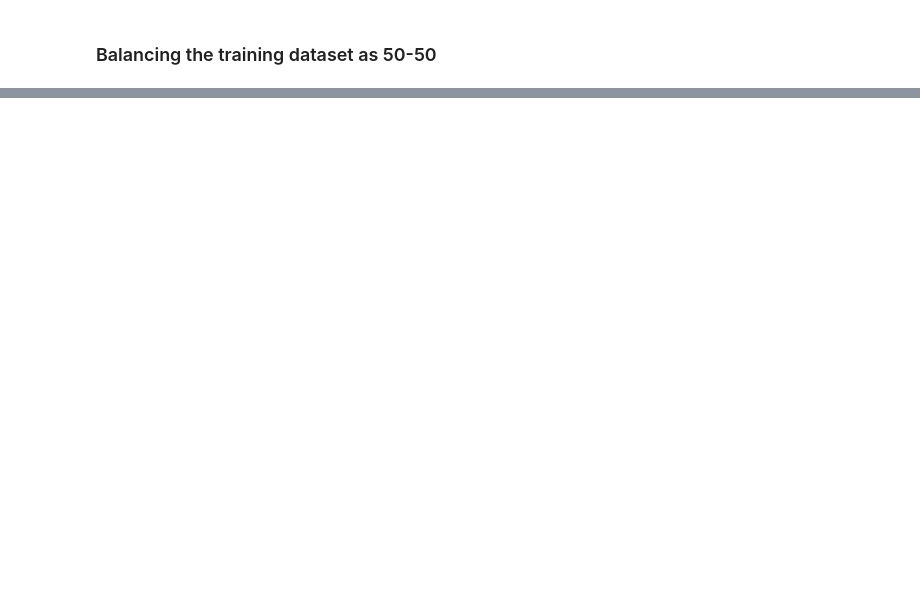
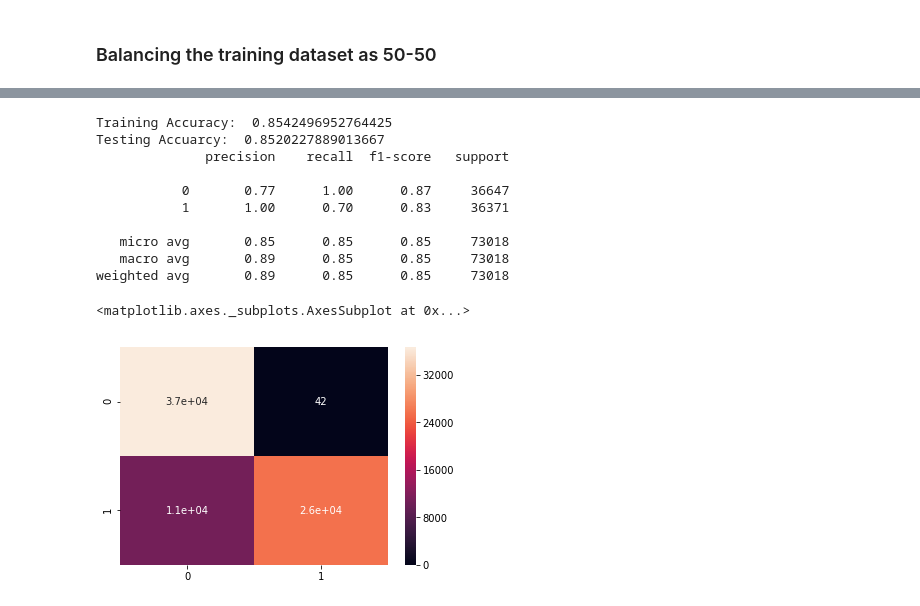
Before and after one commit to ajinkyaathlye/ml_hackathon, a Jupyter notebook: Loan_Default.ipynb, the cells around one changed output, grey strips where cells are left out. Cells and saved outputs as stored; diff of their text form; code cells hidden in the pictures; blank space fills up the shorter version.

```diff
--- a/Loan_Default.ipynb
+++ b/Loan_Default.ipynb
@@ -425,0 +785,33 @@ df_model.rename(index=str, columns={"loan_default": "Target"}, inplace=True)
+# %%
+# light boost classifier
+
+from lightgbm import LGBMClassifier
+
+model_lgb = LGBMClassifier()
+model_lgb.fit(X_train, y_train)
+
+y_pred = model_lgb.predict(X_test)
+
+print("Training Accuracy: ", model_lgb.score(X_train, y_train))
+print('Testing Accuarcy: ', model_lgb.score(X_test, y_test))
+
+# making a classification report
+cr = classification_report(y_test,  y_pred)
+print(cr)
+
+# making a confusion matrix
+cm = confusion_matrix(y_test, y_pred)
+sns.heatmap(cm, annot = True)
+# %% [output]
+Training Accuracy:  0.8542496952764425
+Testing Accuarcy:  0.8520227889013667
+              precision    recall  f1-score   support
+
+           0       0.77      1.00      0.87     36647
+           1       1.00      0.70      0.83     36371
+
+   micro avg       0.85      0.85      0.85     73018
+   macro avg       0.89      0.85      0.85     73018
+weighted avg       0.89      0.85      0.85     73018
+<matplotlib.axes._subplots.AxesSubplot at 0x...>
+[figure, added]
```
Also changed, not shown: parts of 66 cells of this notebook.
